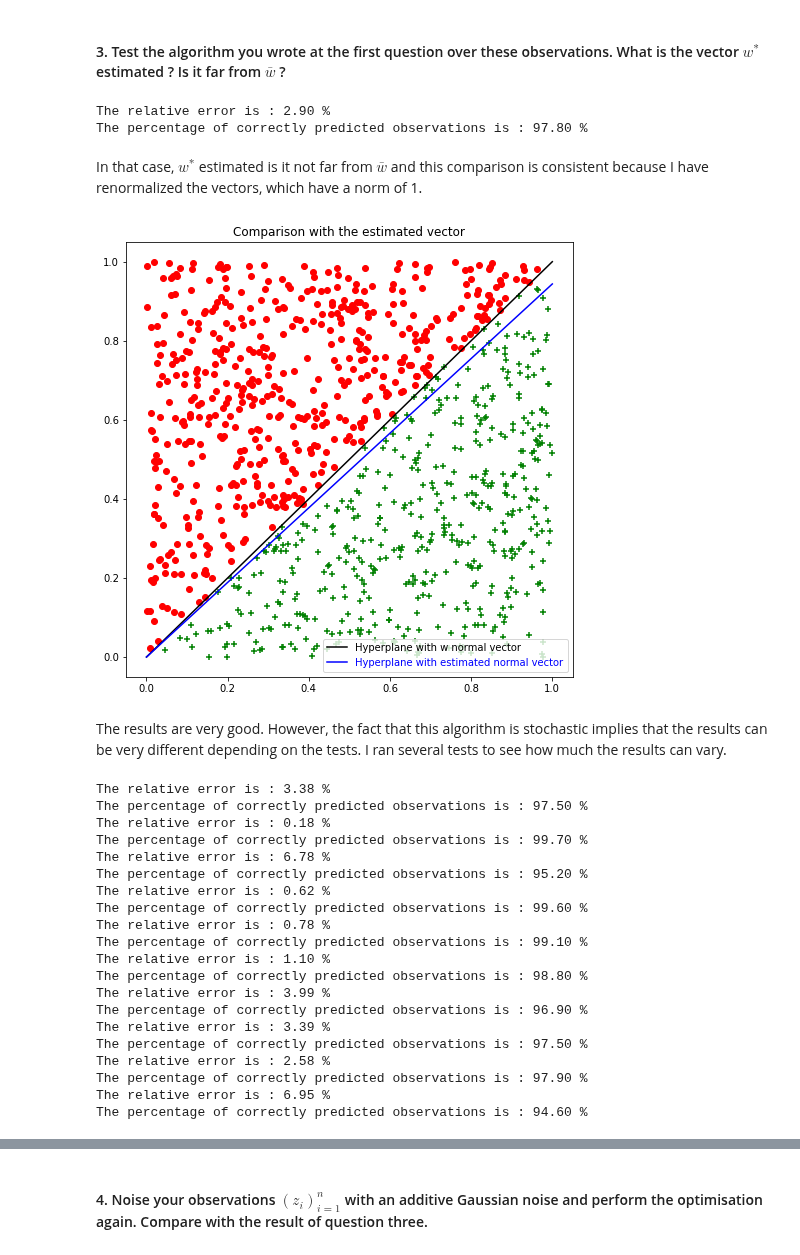
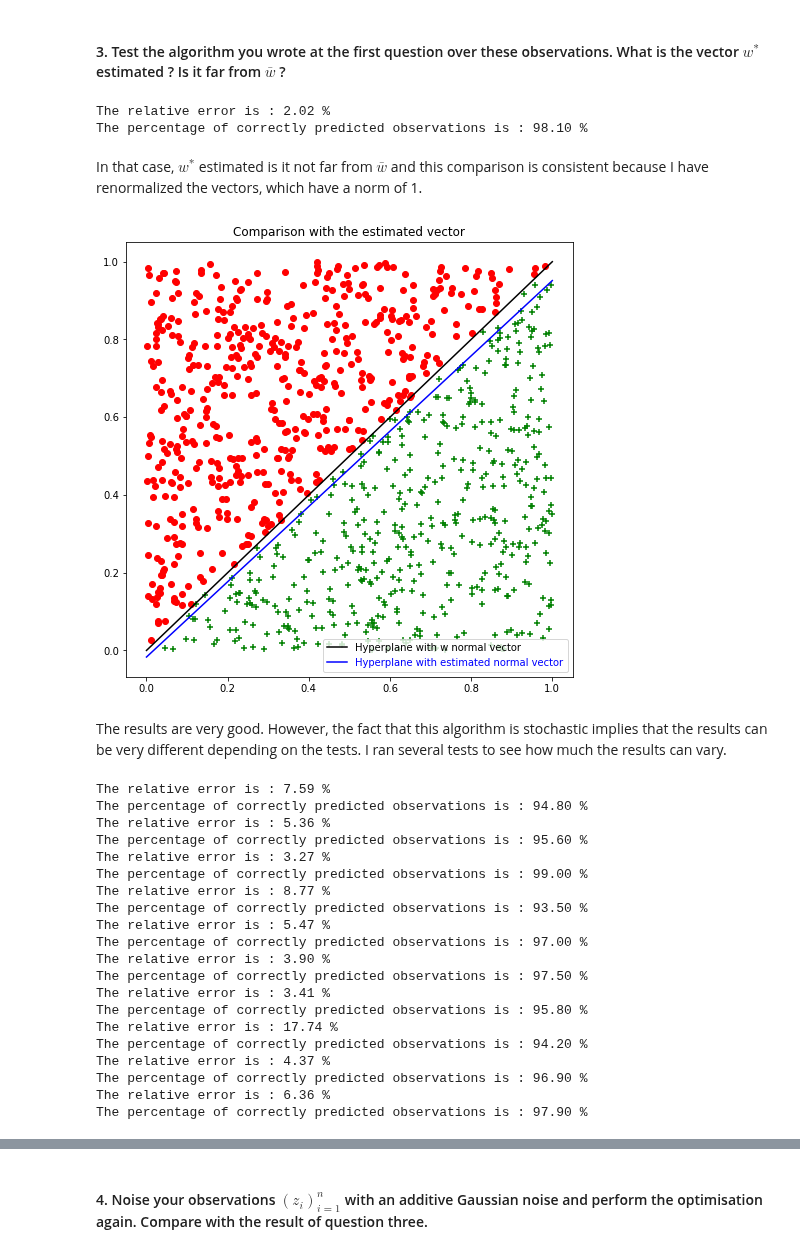
Before and after one commit to rafaelbrutti/MVA, a Jupyter notebook: Computational Statistics/TP1/Reminder on Markov Chains – Stochastic gradient descent.ipynb, the cells around one changed output, grey strips where cells are left out. Drawn from its saved outputs; the diff is of its cells as text; code cells hidden in the pictures.

```diff
--- a/Computational Statistics/TP1/Reminder on Markov Chains – Stochastic gradient descent.ipynb
+++ b/Computational Statistics/TP1/Reminder on Markov Chains – Stochastic gradient descent.ipynb
@@ -390,7 +386,7 @@ def grad(X,y,w):
     y : labels
     w : normal vector
     """
-    return 2 * (w@X - y) * X
+    return -2 * (y-np.dot(w.T, X)) * X
 
 def projConvex(w):
     """Projection on the norm ball of radius 1.
@@ -414,21 +410,24 @@ def stochasticGradientDescent(w0, epsilon, X, y, end):
 
     for k in range(end):
 
-        z_k = randint(0,X.shape[1])
+        z_k = randint(0,X.shape[0]-1)
         w = projConvex(w - epsilon[k] * grad(X[z_k],y[z_k],w))
 
-    return w
+    return w / np.linalg.norm(w)
 # %% [markdown]
 #### 2. Sample a set of observations ${z_i}^{n}_{i=1}$ by generating a collection of random points $x_i$ of $\mathbb{R}^2$, $\bar{w} \in \mathbb{R}^2$ seen as the normal vector of an hyperplane, a straight line here, and assigning the label $y_i$ according to the side of the hyperplane the point $x_i$ is.
 # %%
 # Initialization
 
+# Number of observations
 n = 1000
-b = 0
-X = np.random.rand(n,2)
-w = projConvex(np.array([-1,1]))
-y = np.sign(X@w+b)
-w0 = np.random.rand(2)
+
+# I add a column of 1 to the data matrix for the intercept
+X = np.ones((n,3))
+X[:,0:2] = np.random.rand(n,2)
+w = projConvex(np.array([-1,1,0]))
+y = np.sign(X@w)
+w0 = np.random.rand(3)
 epsilon = np.array([1./i for i in range(1,100000)])
 # %%
 # Label differentiation
@@ -441,7 +440,7 @@ y2 = y[np.where(y==-1)[0]]
 # The separating hyperplane
 
 z = np.linspace(0,1,11)
-h = (-w[0]*z - b)/w[1]
+h = (-w[0]*z - w[2])/w[1]
 
 # Data separation plot
 
@@ -492,35 +491,35 @@ score = scoreSGD(X,y,w_star)
 print("The relative error is : %.2f" % error, "%")
 print("The percentage of correctly predicted observations is : %.2f" % score, "%")
 # %% [output]
-The relative error is : 2.90 %
-The percentage of correctly predicted observations is : 97.80 %
+The relative error is : 2.02 %
+The percentage of correctly predicted observations is : 98.10 %
 # %% [markdown]
 In that case, $w^*$ estimated is it not far from $\bar{w}$ and this comparison is consistent because I have renormalized the vectors, which have a norm of 1.
 # %%
 # The separating hyperplane given by the estimate
 
-h_star = (-w_star[0]*z - b)/w_star[1]
+h_star = (-w_star[0]*z - w_star[2])/w_star[1]
 
 # Visual difference plot
 
 plt.figure(figsize=(8,8))
 plt.title('Comparison with the estimated vector')
 plt.scatter(X1[:,0],X1[:,1], c = 'red', marker = 'o')
 plt.scatter(X2[:,0],X2[:,1], c = 'green', marker = '+')
 plt.plot(z,h, c = 'black',  )
 plt.plot(z,h_star, c = 'blue')
 plt.legend(labels = ['Hyperplane with w normal vector', 'Hyperplane with estimated normal vector' ],
            labelcolor = ['black', 'blue'], loc = 'lower right')
 plt.show()
 # %% [output]
-[figure, old version]
+[figure, new version]
 # %% [markdown]
 The results are very good. However, the fact that this algorithm is stochastic implies that the results can be very different depending on the tests. I ran several tests to see how much the results can vary.
 # %%
 # Tests with different initial condition
 
 for i in range(10):
-    w0 = np.random.rand(2)
+    w0 = np.random.rand(3)
     w_star = stochasticGradientDescent(w0, epsilon, X, y, end = 1000)
     w_star = w_star/np.linalg.norm(w_star)
     error = relativeError(w, w_star)
@@ -528,26 +527,26 @@ for i in range(10):
     print("The relative error is : %.2f" % error, "%")
     print("The percentage of correctly predicted observations is : %.2f" % score, "%")
 # %% [output]
-The relative error is : 3.38 %
+The relative error is : 7.59 %
+The percentage of correctly predicted observations is : 94.80 %
+The relative error is : 5.36 %
+The percentage of correctly predicted observations is : 95.60 %
+The relative error is : 3.27 %
+The percentage of correctly predicted observations is : 99.00 %
+The relative error is : 8.77 %
+The percentage of correctly predicted observations is : 93.50 %
+The relative error is : 5.47 %
+The percentage of correctly predicted observations is : 97.00 %
+The relative error is : 3.90 %
 The percentage of correctly predicted observations is : 97.50 %
-The relative error is : 0.18 %
-The percentage of correctly predicted observations is : 99.70 %
-The relative error is : 6.78 %
-The percentage of correctly predicted observations is : 95.20 %
-The relative error is : 0.62 %
-The percentage of correctly predicted observations is : 99.60 %
-The relative error is : 0.78 %
-The percentage of correctly predicted observations is : 99.10 %
-The relative error is : 1.10 %
-The percentage of correctly predicted observations is : 98.80 %
-The relative error is : 3.99 %
+The relative error is : 3.41 %
+The percentage of correctly predicted observations is : 95.80 %
+The relative error is : 17.74 %
+The percentage of correctly predicted observations is : 94.20 %
+The relative error is : 4.37 %
 The percentage of correctly predicted observations is : 96.90 %
-The relative error is : 3.39 %
-The percentage of correctly predicted observations is : 97.50 %
-The relative error is : 2.58 %
+The relative error is : 6.36 %
 The percentage of correctly predicted observations is : 97.90 %
-The relative error is : 6.95 %
-The percentage of correctly predicted observations is : 94.60 %
 # %%
 # Tests with different number of steps
 
```
Also changed, not shown: parts of 26 cells of this notebook, 4 other files.
